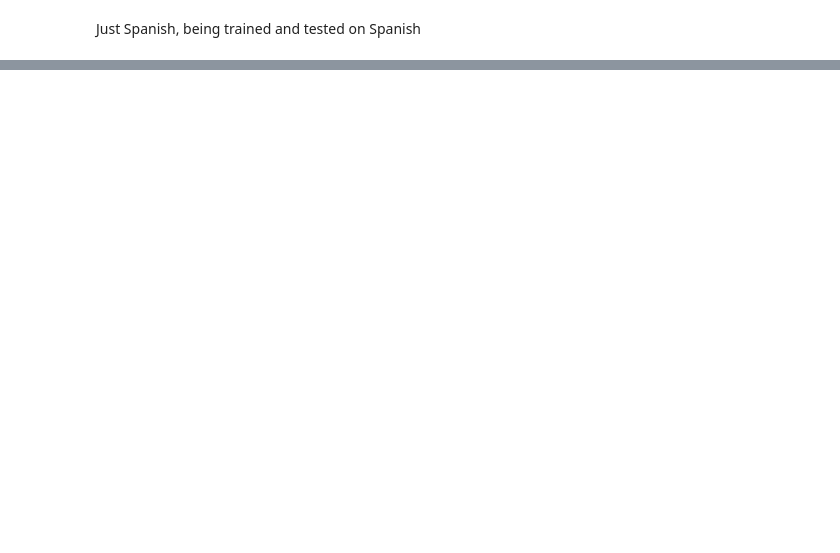
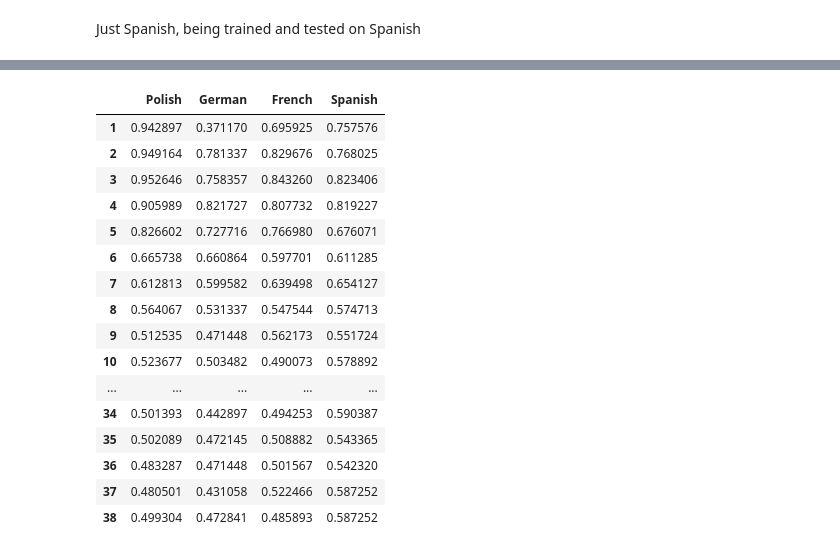
Before and after one commit to NinaNusb/-Morphology-Gender-assignment, a Jupyter notebook: notebooks/main.ipynb, the cells around one changed output, grey strips where cells are left out. Saved outputs shown, nothing was run; the diff lists cells and outputs as text; code cells hidden in the pictures; blank space fills up the shorter version.

```diff
--- a/notebooks/main.ipynb
+++ b/notebooks/main.ipynb
@@ -290,0 +303,24 @@ defaultdict(<function __main__.multi_train_per_lang.<locals>.<lambda>()>,
+# %%
+perceptron_results = all_langs['Perceptron']
+per_df = pd.DataFrame.from_dict(perceptron_results, orient="index", columns=['Polish', 'German', 'French', 'Spanish'])
+per_iterative_df = per_df.applymap(lambda x: x[0])
+per_iterative_df.to_csv('../data/perceptron_results.csv')
+per_iterative_df
+# %% [output]
+|  | Polish | German | French | Spanish |
+| 1 | 0.942897 | 0.371170 | 0.695925 | 0.757576 |
+| 2 | 0.949164 | 0.781337 | 0.829676 | 0.768025 |
+| 3 | 0.952646 | 0.758357 | 0.843260 | 0.823406 |
+| 4 | 0.905989 | 0.821727 | 0.807732 | 0.819227 |
+| 5 | 0.826602 | 0.727716 | 0.766980 | 0.676071 |
+| 6 | 0.665738 | 0.660864 | 0.597701 | 0.611285 |
+| 7 | 0.612813 | 0.599582 | 0.639498 | 0.654127 |
+| 8 | 0.564067 | 0.531337 | 0.547544 | 0.574713 |
+| 9 | 0.512535 | 0.471448 | 0.562173 | 0.551724 |
+| 10 | 0.523677 | 0.503482 | 0.490073 | 0.578892 |
+| ... | ... | ... | ... | ... |
+| 34 | 0.501393 | 0.442897 | 0.494253 | 0.590387 |
+| 35 | 0.502089 | 0.472145 | 0.508882 | 0.543365 |
+| 36 | 0.483287 | 0.471448 | 0.501567 | 0.542320 |
+| 37 | 0.480501 | 0.431058 | 0.522466 | 0.587252 |
+| 38 | 0.499304 | 0.472841 | 0.485893 | 0.587252 |
```
Also changed, not shown: parts of 11 cells of this notebook.
